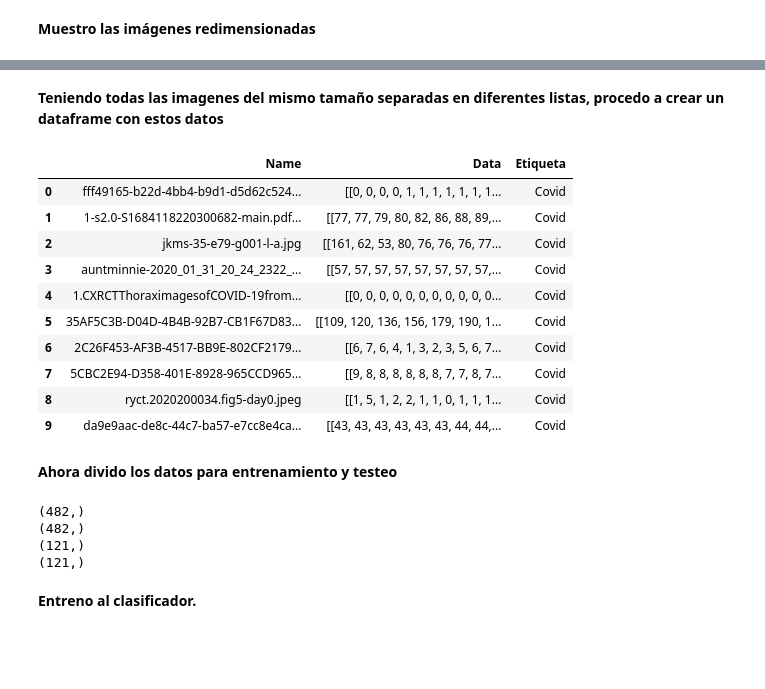
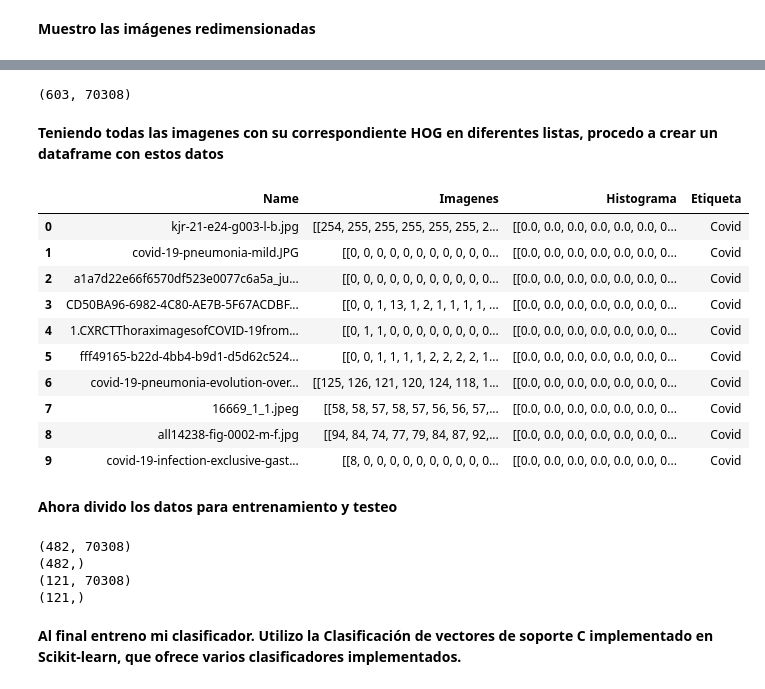
Before and after one commit to RicardoMenna/MachineLearningTP4, a Jupyter notebook: TPN°4_Covid_19_Detection.ipynb, the cells around one changed output, grey strips where cells are left out. Saved outputs shown, nothing was run; the diff lists cells and outputs as text; code cells hidden in the pictures; blank space fills up the shorter version.

```diff
--- a/TPN°4_Covid_19_Detection.ipynb
+++ b/TPN°4_Covid_19_Detection.ipynb
@@ -77,21 +78,21 @@ lis_pneumonia_name=[0]* len(lis_pneumonia)
 #Le cambio la dimensión a las imagenes de Covid y las guardo en la lista correspondiente
 for i in range(len(lis_covid)):
   img=cv2.imread(dataroot+"COVID-19 cases/"+lis_covid[i],0)
-  img_covid_res=cv2.resize(img, dsize=(500, 500), interpolation=cv2.INTER_CUBIC)
+  img_covid_res=cv2.resize(img, dsize=(256,512), interpolation=cv2.INTER_CUBIC)
   lis_covid_name[i]=lis_covid[i]
   lis_covid_res[i]=np.array(img_covid_res)
 
 #Le cambio la dimensión a las imagenes Normal y las guardo en la lista correspondiente
 for i in range(len(lis_normal)):
   img=cv2.imread(dataroot+"Normal /"+lis_normal[i],0)
-  img_normal_res=cv2.resize(img, dsize=(500, 500), interpolation=cv2.INTER_CUBIC)
+  img_normal_res=cv2.resize(img, dsize=(256,512), interpolation=cv2.INTER_CUBIC)
   lis_normal_name[i]=lis_normal[i]
   lis_normal_res[i]=np.array(img_normal_res)
 
 #Le cambio la dimensión a las imagenes de Pneumonia y las guardo en la lista correspondiente
 for i in range(len(lis_pneumonia)):
   img=cv2.imread(dataroot+"Pneumonia/"+lis_pneumonia[i],0)
-  img_pneumonia_res=cv2.resize(img, dsize=(500, 500), interpolation=cv2.INTER_CUBIC)
+  img_pneumonia_res=cv2.resize(img, dsize=(256,512), interpolation=cv2.INTER_CUBIC)
   lis_pneumonia_name[i]=lis_pneumonia[i]
   lis_pneumonia_res[i]=np.array(img_pneumonia_res)
 # %% [markdown]
@@ -110,0 +114,23 @@ plt.imshow(lis_pneumonia_res[35],cmap='gray')
+# %%
+#creating hog features
+fd_covid= [0]* len(lis_covid)
+images_covid= [0]* len(lis_covid)
+fd_normal= [0]* len(lis_normal)
+images_normal= [0]* len(lis_normal)
+fd_pneumonia= [0]* len(lis_pneumonia)
+images_pneumonia= [0]* len(lis_pneumonia)
+
+for i in range(len(lis_covid)):
+  fd, hog_covid = hog(lis_covid_res[i], orientations=9, pixels_per_cell=(8, 8), cells_per_block=(2, 2), visualize=True, block_norm="L2-Hys")
+  fd_covid[i]= fd
+  images_covid[i]= hog_covid
+
+for i in range(len(lis_normal)):
+  fd, hog_normal = hog(lis_normal_res[i], orientations=9, pixels_per_cell=(8, 8), cells_per_block=(2, 2), visualize=True, block_norm="L2-Hys")
+  fd_normal[i]= fd
+  images_normal[i]= hog_normal
+
+for i in range(len(lis_pneumonia)):
+  fd, hog_pneumonia = hog(lis_pneumonia_res[i], orientations=9, pixels_per_cell=(8, 8), cells_per_block=(2, 2), visualize=True, block_norm="L2-Hys")
+  fd_pneumonia[i]= fd
+  images_pneumonia[i]= hog_pneumonia
@@ -111,43 +176,49 @@ plt.imshow(lis_pneumonia_res[35],cmap='gray')
+# %%
+fd_total= fd_covid + fd_normal + fd_pneumonia
+fd_total=np.array(fd_total)
+print(fd_total.shape)
+# %% [output]
+(603, 70308)
 # %% [markdown]
-**Teniendo todas las imagenes del mismo tamaño separadas en diferentes listas, procedo a crear un dataframe con estos datos**
+**Teniendo todas las imagenes con su correspondiente HOG en diferentes listas, procedo a crear un dataframe con estos datos**
 # %%
-df_cov = pd.DataFrame({"Name": lis_covid_name, "Data": lis_covid_res, "Etiqueta": "Covid"})
-df_nor = pd.DataFrame({"Name": lis_normal_name,"Data": lis_normal_res, "Etiqueta": "Normal"})
-df_pne = pd.DataFrame({"Name": lis_pneumonia_name,"Data": lis_pneumonia_res, "Etiqueta": "Pneumonia"})
+df_cov = pd.DataFrame({"Name": lis_covid_name, "Imagenes":lis_covid_res, "Histograma": images_covid, "Etiqueta": "Covid"})
+df_nor = pd.DataFrame({"Name": lis_normal_name,"Imagenes": lis_normal_res, "Histograma": images_normal, "Etiqueta": "Normal"})
+df_pne = pd.DataFrame({"Name": lis_pneumonia_name,"Imagenes": lis_pneumonia_res, "Histograma": images_pneumonia, "Etiqueta": "Pneumonia"})
 
 #Creo un DataFrame con todos los datos
 df_temp= df_cov.append(df_nor,ignore_index="true")
 df = df_temp.append(df_pne, ignore_index="true")
 df.head(10)
 # %% [output]
-|  | Name | Data | Etiqueta |
-| 0 | fff49165-b22d-4bb4-b9d1-d5d62c524... | [[0, 0, 0, 0, 1, 1, 1, 1, 1, 1, 1... | Covid |
-| 1 | 1-s2.0-S1684118220300682-main.pdf... | [[77, 77, 79, 80, 82, 86, 88, 89,... | Covid |
-| 2 | jkms-35-e79-g001-l-a.jpg | [[161, 62, 53, 80, 76, 76, 76, 77... | Covid |
-| 3 | auntminnie-2020_01_31_20_24_2322_... | [[57, 57, 57, 57, 57, 57, 57, 57,... | Covid |
-| 4 | 1.CXRCTThoraximagesofCOVID-19from... | [[0, 0, 0, 0, 0, 0, 0, 0, 0, 0, 0... | Covid |
-| 5 | 35AF5C3B-D04D-4B4B-92B7-CB1F67D83... | [[109, 120, 136, 156, 179, 190, 1... | Covid |
-| 6 | 2C26F453-AF3B-4517-BB9E-802CF2179... | [[6, 7, 6, 4, 1, 3, 2, 3, 5, 6, 7... | Covid |
-| 7 | 5CBC2E94-D358-401E-8928-965CCD965... | [[9, 8, 8, 8, 8, 8, 8, 7, 7, 8, 7... | Covid |
-| 8 | ryct.2020200034.fig5-day0.jpeg | [[1, 5, 1, 2, 2, 1, 1, 0, 1, 1, 1... | Covid |
-| 9 | da9e9aac-de8c-44c7-ba57-e7cc8e4ca... | [[43, 43, 43, 43, 43, 43, 44, 44,... | Covid |
+|  | Name | Imagenes | Histograma | Etiqueta |
+| 0 | kjr-21-e24-g003-l-b.jpg | [[254, 255, 255, 255, 255, 255, 2... | [[0.0, 0.0, 0.0, 0.0, 0.0, 0.0, 0... | Covid |
+| 1 | covid-19-pneumonia-mild.JPG | [[0, 0, 0, 0, 0, 0, 0, 0, 0, 0, 0... | [[0.0, 0.0, 0.0, 0.0, 0.0, 0.0, 0... | Covid |
+| 2 | a1a7d22e66f6570df523e0077c6a5a_ju... | [[0, 0, 0, 0, 0, 0, 0, 0, 0, 0, 0... | [[0.0, 0.0, 0.0, 0.0, 0.0, 0.0, 0... | Covid |
+| 3 | CD50BA96-6982-4C80-AE7B-5F67ACDBF... | [[0, 0, 1, 13, 1, 2, 1, 1, 1, 1, ... | [[0.0, 0.0, 0.0, 0.0, 0.0, 0.0, 0... | Covid |
+| 4 | 1.CXRCTThoraximagesofCOVID-19from... | [[0, 1, 1, 0, 0, 0, 0, 0, 0, 0, 0... | [[0.0, 0.0, 0.0, 0.0, 0.0, 0.0, 0... | Covid |
+| 5 | fff49165-b22d-4bb4-b9d1-d5d62c524... | [[0, 0, 1, 1, 1, 1, 2, 2, 2, 2, 1... | [[0.0, 0.0, 0.0, 0.0, 0.0, 0.0, 0... | Covid |
+| 6 | covid-19-pneumonia-evolution-over... | [[125, 126, 121, 120, 124, 118, 1... | [[0.0, 0.0, 0.0, 0.0, 0.0, 0.0, 0... | Covid |
+| 7 | 16669_1_1.jpeg | [[58, 58, 57, 58, 57, 56, 56, 57,... | [[0.0, 0.0, 0.0, 0.0, 0.0, 0.0, 0... | Covid |
+| 8 | all14238-fig-0002-m-f.jpg | [[94, 84, 74, 77, 79, 84, 87, 92,... | [[0.0, 0.0, 0.0, 0.0, 0.0, 0.0, 0... | Covid |
+| 9 | covid-19-infection-exclusive-gast... | [[8, 0, 0, 0, 0, 0, 0, 0, 0, 0, 0... | [[0.0, 0.0, 0.0, 0.0, 0.0, 0.0, 0... | Covid |
 # %% [markdown]
 **Ahora divido los datos para entrenamiento y testeo**
 # %%
 #Divido el conjunto de datos en subconjuntos de entrenar y probar:
-X_train, X_test, y_train, y_test = train_test_split(df.Data, df.Etiqueta, train_size=0.8, random_state=1)
+X_train, X_test, y_train, y_test = train_test_split(fd_total, df.Etiqueta, train_size=0.8, random_state=1)
 # Entrenar 80% y probar 20%
 print(X_train.shape)
 print(y_train.shape)
 print(X_test.shape)
 print(y_test.shape)
 # %% [output]
+(482, 70308)
 (482,)
-(482,)
+(121, 70308)
 (121,)
-(121,)
-# %% [markdown]
-**Entreno al clasificador.**
+# %% [markdown]
+**Al final entreno mi clasificador. Utilizo la Clasificación de vectores de soporte C implementado en Scikit-learn, que ofrece varios clasificadores implementados.**
 # %%
 # Clasificador de soportes vectoriales
 clasificador = svm.SVC(gamma=0.001)
```
Also changed, not shown: parts of 15 cells of this notebook.
